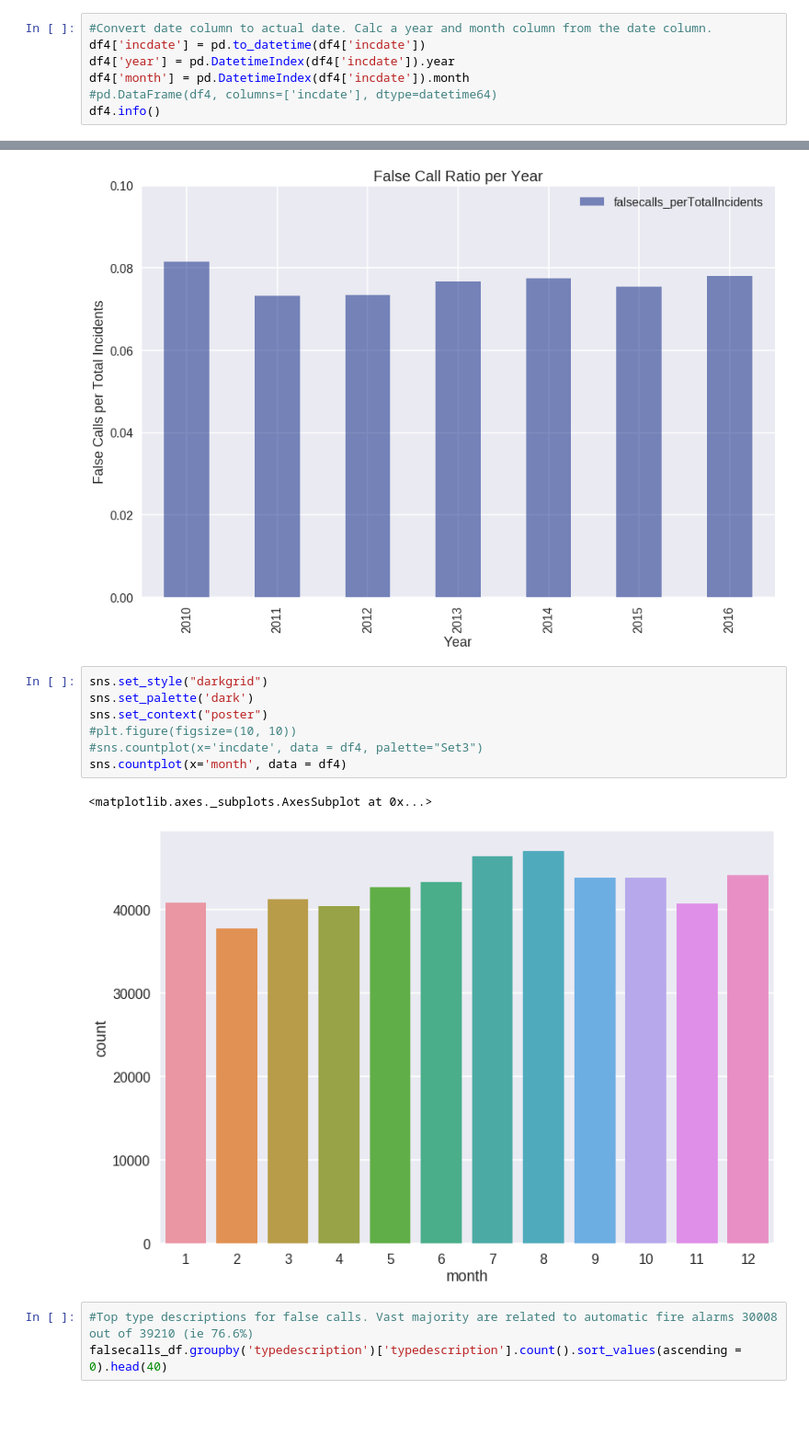
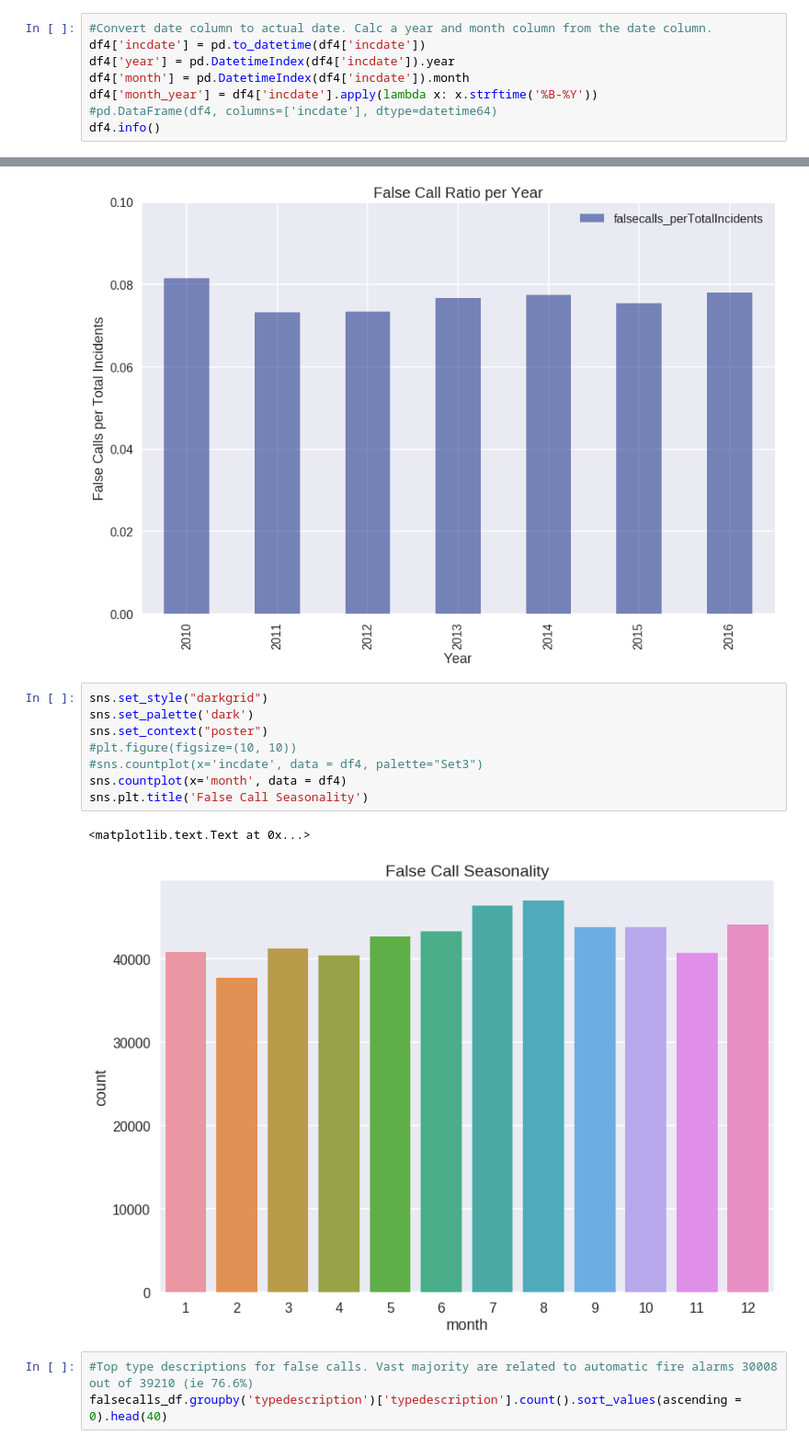
Before and after one commit to rcallihan/HackOregon-EmergencyResponse, a Jupyter notebook: RyanTest_Fire Block Plot.ipynb, the cells around one changed output, grey strips where cells are left out. Shown at 92% size. Drawn from its saved outputs; the diff is of its cells as text; blank space fills up the shorter version.

```diff
--- a/RyanTest_Fire Block Plot.ipynb
+++ b/RyanTest_Fire Block Plot.ipynb
@@ -194,6 +194,7 @@ FROM incident
 df4['incdate'] = pd.to_datetime(df4['incdate'])
 df4['year'] = pd.DatetimeIndex(df4['incdate']).year
 df4['month'] = pd.DatetimeIndex(df4['incdate']).month
+df4['month_year'] = df4['incdate'].apply(lambda x: x.strftime('%B-%Y'))
 #pd.DataFrame(df4, columns=['incdate'], dtype=datetime64)
 df4.info()
 # %% [output]
@@ -297,13 +300,14 @@ ax.tick_params(axis='both', which='major', labelsize=16)
 # %%
 sns.set_style("darkgrid")
 sns.set_palette('dark')
 sns.set_context("poster")
 #plt.figure(figsize=(10, 10))
 #sns.countplot(x='incdate', data = df4, palette="Set3")
 sns.countplot(x='month', data = df4)
+sns.plt.title('False Call Seasonality')
 # %% [output]
-<matplotlib.axes._subplots.AxesSubplot at 0x...>
+<matplotlib.text.Text at 0x...>
-[figure, old version]
+[figure, new version]
 # %%
 #Top type descriptions for false calls. Vast majority are related to automatic fire alarms 30008 out of 39210 (ie 76.6%)
 falsecalls_df.groupby('typedescription')['typedescription'].count().sort_values(ascending = 0).head(40)
```
Also changed, not shown: parts of 9 cells of this notebook.
